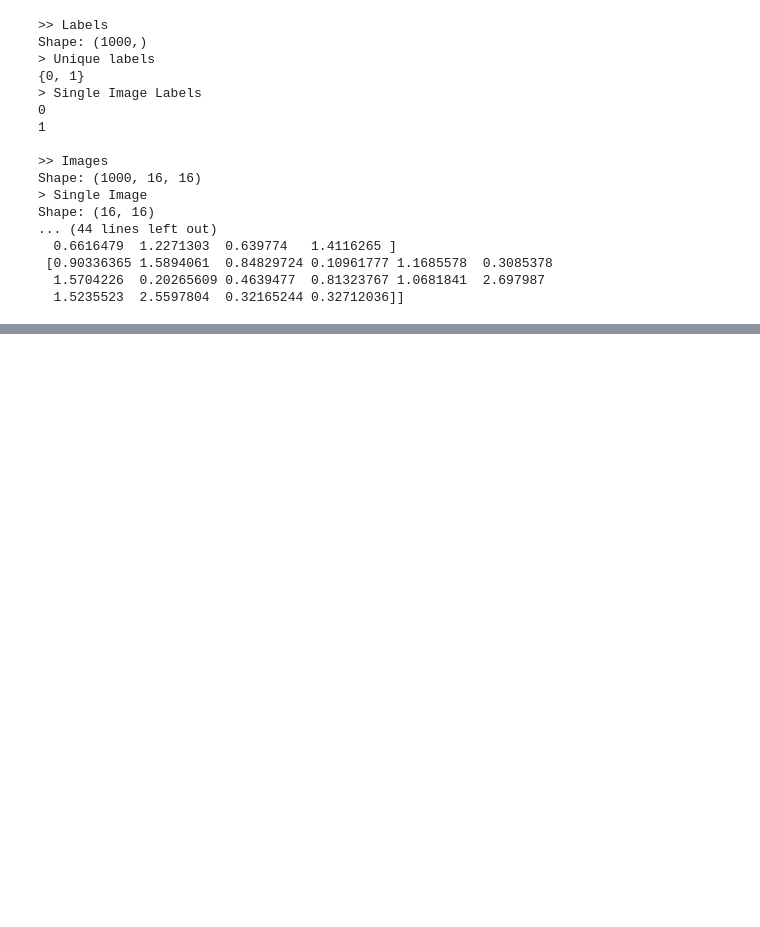
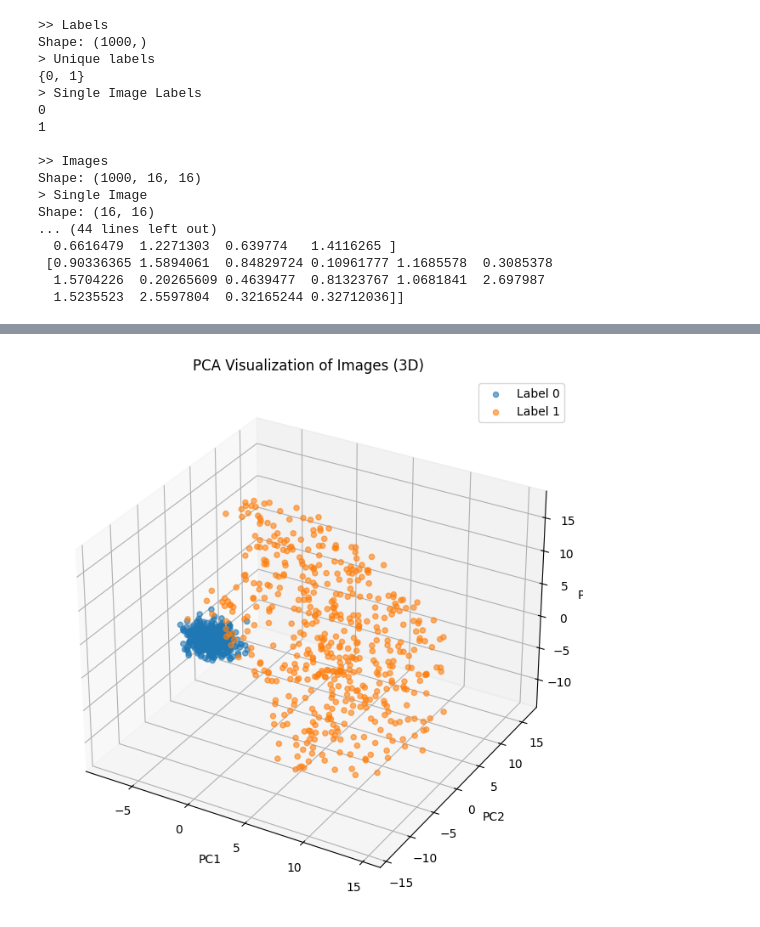
Before and after one commit to mach-12/cicada-gsoc-evaluation-task, a Jupyter notebook: solution.ipynb, the cells around one changed output, grey strips where cells are left out. Drawn from its saved outputs; the diff is of its cells as text; code cells hidden in the pictures; blank space fills up the shorter version.

```diff
--- a/solution.ipynb
+++ b/solution.ipynb
@@ -68,0 +142,4 @@ Shape: (16, 16)
+# %%
+plot_pca_3d(images, labels, label_mapping)
+# %% [output]
+[figure, added]
```
Also changed, not shown: parts of 18 cells of this notebook, 1 other file.
